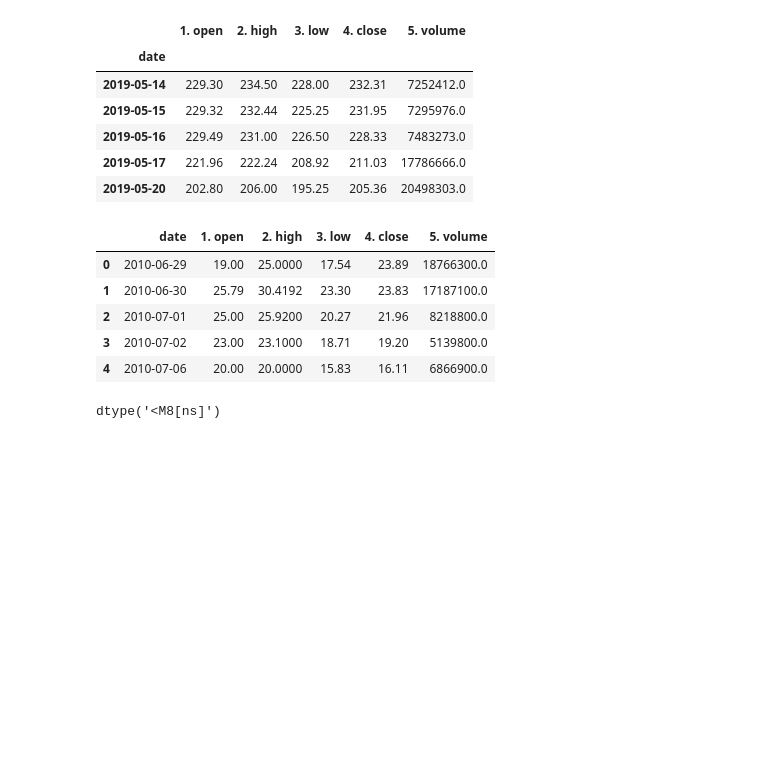
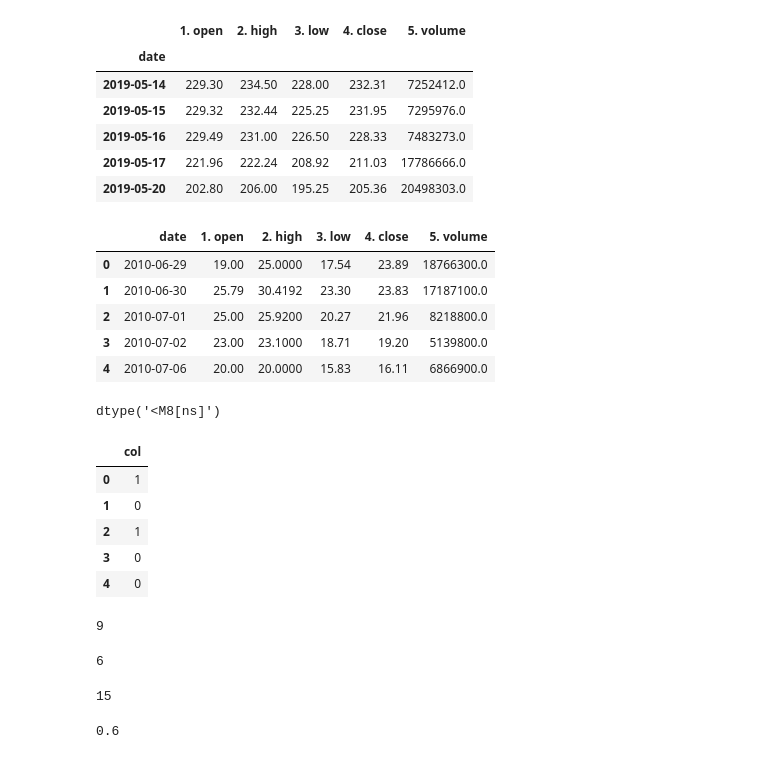
Before and after one commit to lambda-stockly/build-stockly-DS, a Jupyter notebook: Test_Stocker.ipynb, the cells around one changed output. Cells and saved outputs as stored; diff of their text form; code cells hidden in the pictures; blank space fills up the shorter version.

```diff
--- a/Test_Stocker.ipynb
+++ b/Test_Stocker.ipynb
@@ -449,3 +449,33 @@ data['date'] = pd.to_datetime(data['date'])
 data['date'].dtype
 # %% [output]
 dtype('<M8[ns]')
+# %%
+df = pd.DataFrame()
+df['col'] = [1,0,1,0,0,1,0,1,0,1,1,1,1,1,0]
+df.head()
+# %% [output]
+|  | col |
+| 0 | 1 |
+| 1 | 0 |
+| 2 | 1 |
+| 3 | 0 |
+| 4 | 0 |
+# %%
+ones = sum(df['col'] == 1)
+ones
+# %% [output]
+9
+# %%
+zeros = sum(df['col'] == 0)
+zeros
+# %% [output]
+6
+# %%
+len(df)
+# %% [output]
+15
+# %%
+mean = np.mean(df['col'])
+mean
+# %% [output]
+0.6
```
Also changed, not shown: parts of 3 cells of this notebook, 1 other file.
